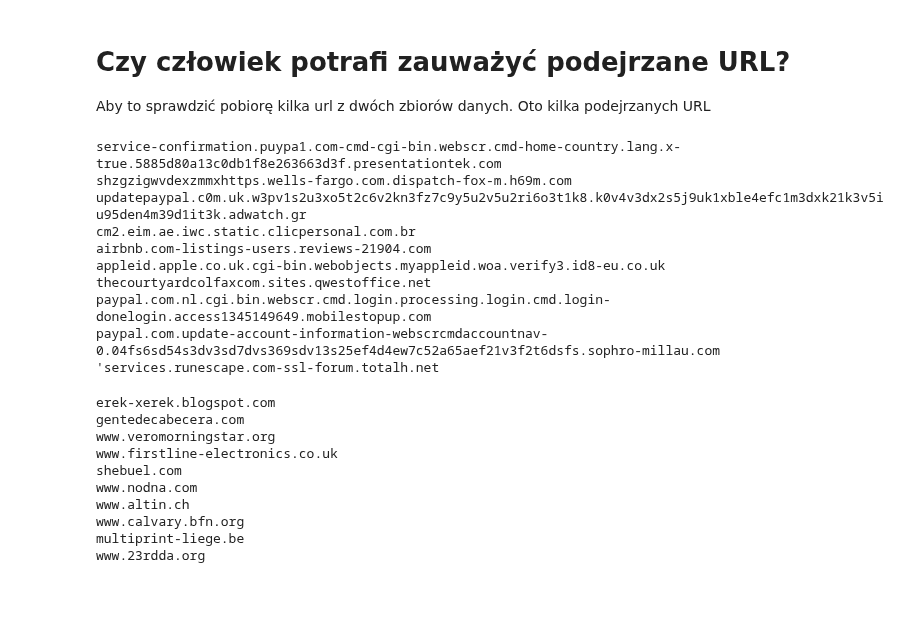
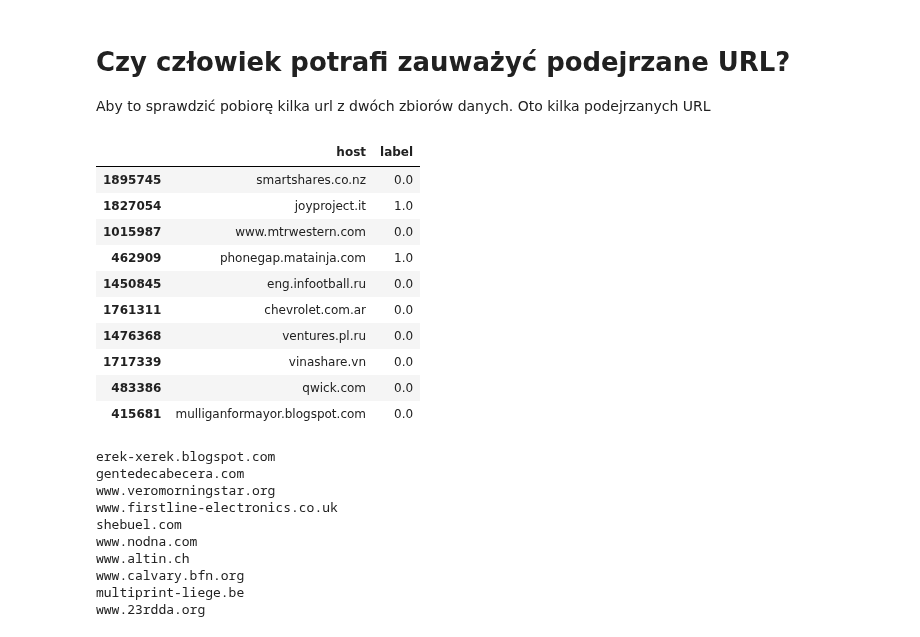
Before and after one commit to knmlprz/g2a-presentation-2021, a Jupyter notebook: Prezentacja.ipynb, the cells around one changed output. Cells and saved outputs as stored; diff of their text form; code cells hidden in the pictures; blank space fills up the shorter version.

```diff
--- a/Prezentacja.ipynb
+++ b/Prezentacja.ipynb
@@ -37,18 +37,19 @@ def pprint(s: pd.Series):
 
 Aby to sprawdzić pobiorę kilka url z dwóch zbiorów danych. Oto kilka podejrzanych URL
 # %%
-pprint(df.loc[(df.label == 1) & (df.host_len > 40), "host"].sample(10, random_state=2)) # Dla powtarzalności wyników
+df[["host", "label"]].sample(10, random_state=2) # Dla powtarzalności wyników
 # %% [output]
-service-confirmation.puypa1.com-cmd-cgi-bin.webscr.cmd-home-country.lang.x-true.5885d80a13c0db1f8e263663d3f.presentationtek.com
-shzgzigwvdexzmmxhttps.wells-fargo.com.dispatch-fox-m.h69m.com
-updatepaypal.c0m.uk.w3pv1s2u3xo5t2c6v2kn3fz7c9y5u2v5u2ri6o3t1k8.k0v4v3dx2s5j9uk1xble4efc1m3dxk21k3v5iu95den4m39d1it3k.adwatch.gr
-cm2.eim.ae.iwc.static.clicpersonal.com.br
-airbnb.com-listings-users.reviews-21904.com
-appleid.apple.co.uk.cgi-bin.webobjects.myappleid.woa.verify3.id8-eu.co.uk
-thecourtyardcolfaxcom.sites.qwestoffice.net
-paypal.com.nl.cgi.bin.webscr.cmd.login.processing.login.cmd.login-donelogin.access1345149649.mobilestopup.com
-paypal.com.update-account-information-webscrcmdaccountnav-0.04fs6sd54s3dv3sd7dvs369sdv13s25ef4d4ew7c52a65aef21v3f2t6dsfs.sophro-millau.com
-'services.runescape.com-ssl-forum.totalh.net
+|  | host | label |
+| 1895745 | smartshares.co.nz | 0.0 |
+| 1827054 | joyproject.it | 1.0 |
+| 1015987 | www.mtrwestern.com | 0.0 |
+| 462909 | phonegap.matainja.com | 1.0 |
+| 1450845 | eng.infootball.ru | 0.0 |
+| 1761311 | chevrolet.com.ar | 0.0 |
+| 1476368 | ventures.pl.ru | 0.0 |
+| 1717339 | vinashare.vn | 0.0 |
+| 483386 | qwick.com | 0.0 |
+| 415681 | mulliganformayor.blogspot.com | 0.0 |
 # %%
 pprint(df.loc[df.label == 0, "host"].sample(10, random_state=0)) # Dla powtarzalności wyników
 # %% [output]
```
Also changed, not shown: parts of 4 cells of this notebook.
